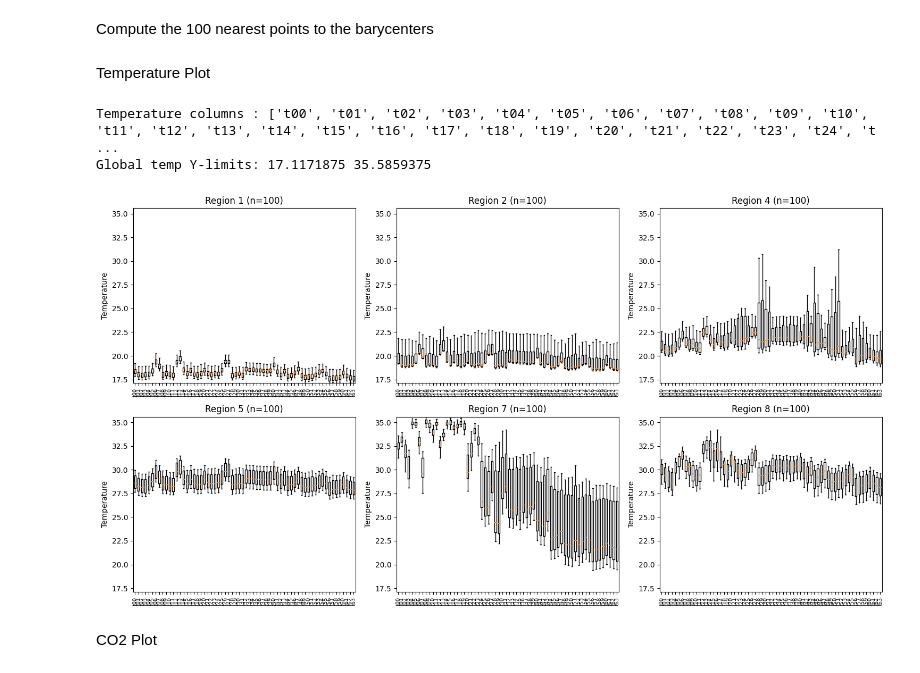
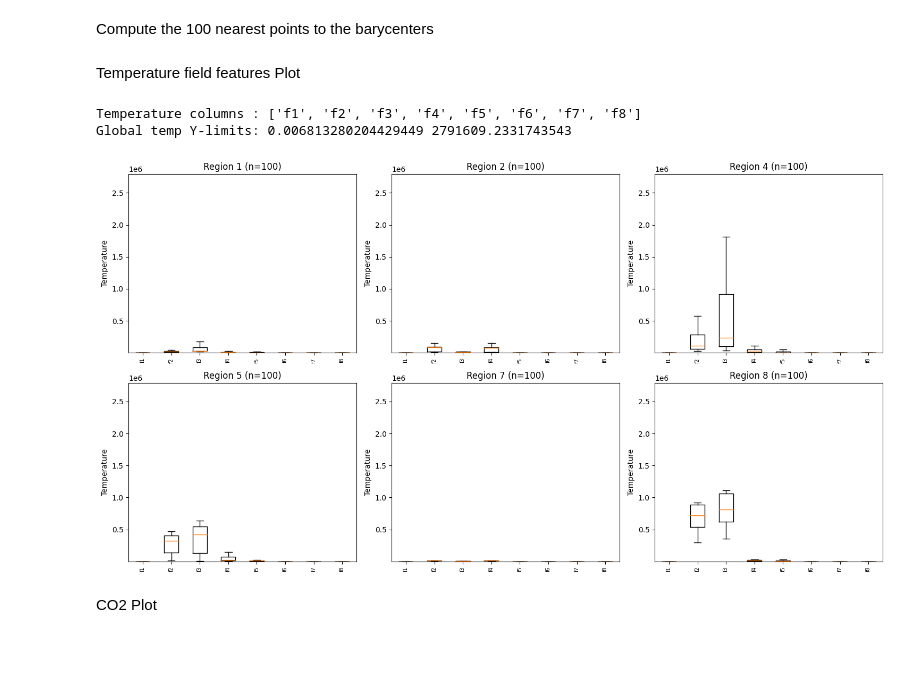
Before and after one commit to epfl-mobots/Ethogram-Generation, a Jupyter notebook: Ethogram_Generation.ipynb, the cells around one changed output. Saved outputs shown, nothing was run; the diff lists cells and outputs as text; code cells hidden in the pictures.

Commit message:
made first umap with temp features

```diff
--- a/Ethogram_Generation.ipynb
+++ b/Ethogram_Generation.ipynb
@@ -342,0 +346,14 @@ Last timestamp: 2024-10-28 08:40:00+00:00
+# %%
+features_dfs = []
+for i, df in enumerate(df_list_dropna):
+    #Keep the columns that start with "t" (temperature sensors)
+    df_temps = df[[col for col in df.columns if col.startswith("t")]].copy()
+    new_df = df[[col for col in df.columns if not col.startswith("t")]].copy()
+    features = extract_thermal_dct_features(df_temps)
+    print(f"Dataset {i}: Extracted DCT features shape: {features.shape}")
+    # Add the features to the new_df as f1, f2, ..., f8
+    for j in range(features.shape[1]):
+        new_df[f"f{j+1}"] = features[:, j]
+    features_dfs.append(new_df)
+
+print(features_dfs[0])
@@ -345,7 +381,7 @@ First we shift the timestamps to separate datasets temporaly
 # %%
 df_shifted = []
 
-for i, df in enumerate(df_list_dropna):
+for i, df in enumerate(features_dfs):
 
     df = df.copy()
 
@@ -868,14 +934,13 @@ plt.show()
 # %%
 from pathlib import Path
-BASE_DIR = Path.cwd()
-PROJECT_DIR = BASE_DIR
-RESULTS_DIR = PROJECT_DIR / "Results" / "WideNormalisation" / "UMAP"
-PROJECTIONS_DIR = PROJECT_DIR / "Results" / "WideNormalisation" / "Projections"
+PROJECT_DIR = Path(projectPath)
+RESULTS_DIR = PROJECT_DIR / "UMAP"
+PROJECTIONS_DIR = PROJECT_DIR / "Projections"
 WSHED_PATH = RESULTS_DIR / "zVals_wShed_groups.mat"
 
 total_embeddings = 0
 # retrieve the UMAP embeddings for all datapoints across all datasets
-for i, dataset in enumerate(df_list_dropna):
+for i in range(len(features_dfs)):
     dataset_mat_file = hdf5storage.loadmat(f'{PROJECTIONS_DIR}/dataset_{i}_pcaModes_uVals.mat')
     dataset_embeddings = dataset_mat_file['zValues']
     print(f"Dataset {i} embeddings shape: {dataset_embeddings.shape}")
@@ -923,7 +988,7 @@ In total, we got 8901 embeddings across all datasets, and the watershed file has
 # %%
 df_nat = []
 
-for i, df in enumerate(df_list_dropna):
+for i, df in enumerate(features_dfs):
 
     df = df.copy()
 
@@ -1098,18 +1163,18 @@ for rid, center in barycenters.items():
     # Take the closest 100 points
     closest_per_region[rid] = sub.sort_values("dist_to_center").head(100)
 # %% [markdown]
-Temperature Plot
+Temperature field features Plot
 # %%
 # 1) Detection of temperature columns
 sample_df = next(iter(closest_per_region.values()))
-temp_cols = [c for c in sample_df.columns if c.startswith("t") and c[1:].isdigit()]
-print("Temperature columns :", temp_cols)
+temp_features_cols = [c for c in sample_df.columns if c.startswith("f") and c[1].isdigit()]
+print("Temperature columns :", temp_features_cols)
 
 # 2) Find global min/max temperatures across all regions
 all_temp_vals = []
 
 for rid, df_r in closest_per_region.items():
-    for c in temp_cols:
+    for c in temp_features_cols:
         if c in df_r.columns:
             vals = df_r[c].dropna().values
             if len(vals) > 0:
@@ -1133,39 +1198,39 @@ fig, axes = plt.subplots(
     nrows=nrows, ncols=ncols,
     figsize=(5*ncols, 4*nrows),
     squeeze=False
 )
 
 # 4) Plot per region
 for ax, rid in zip(axes.flatten(), region_ids):
     df_r = closest_per_region[rid]
 
     # extraire les données de température
-    data = [df_r[c].dropna().values for c in temp_cols]
+    data = [df_r[c].dropna().values for c in temp_features_cols]
 
     ax.boxplot(
         data,
         showfliers=False,
         widths=0.5
     )
 
     ax.set_title(f"Region {rid} (n={len(df_r)})")
-    ax.set_xticks(range(1, len(temp_cols) + 1))
-    ax.set_xticklabels(temp_cols, rotation=90, fontsize=7)
+    ax.set_xticks(range(1, len(temp_features_cols) + 1))
+    ax.set_xticklabels(temp_features_cols, rotation=90, fontsize=7)
     ax.set_ylabel("Temperature")
 
     # Same scale for y-axis
     ax.set_ylim(global_min, global_max)
 
 # Delete empty axes if needed
 for i in range(len(region_ids), nrows * ncols):
     fig.delaxes(axes.flatten()[i])
 
 plt.tight_layout()
 plt.show()
 # %% [output]
-Temperature columns : ['t00', 't01', 't02', 't03', 't04', 't05', 't06', 't07', 't08', 't09', 't10', 't11', 't12', 't13', 't14', 't15', 't16', 't17', 't18', 't19', 't20', 't21', 't22', 't23', 't24', 't ...
-Global temp Y-limits: 17.1171875 35.5859375
+Temperature columns : ['f1', 'f2', 'f3', 'f4', 'f5', 'f6', 'f7', 'f8']
+Global temp Y-limits: 0.006813280204429449 2791609.2331743543
-[figure, old version]
+[figure, new version]
 # %% [markdown]
 CO2 Plot
 # %%
```
Also changed, not shown: parts of 28 cells of this notebook, 1 other file.
